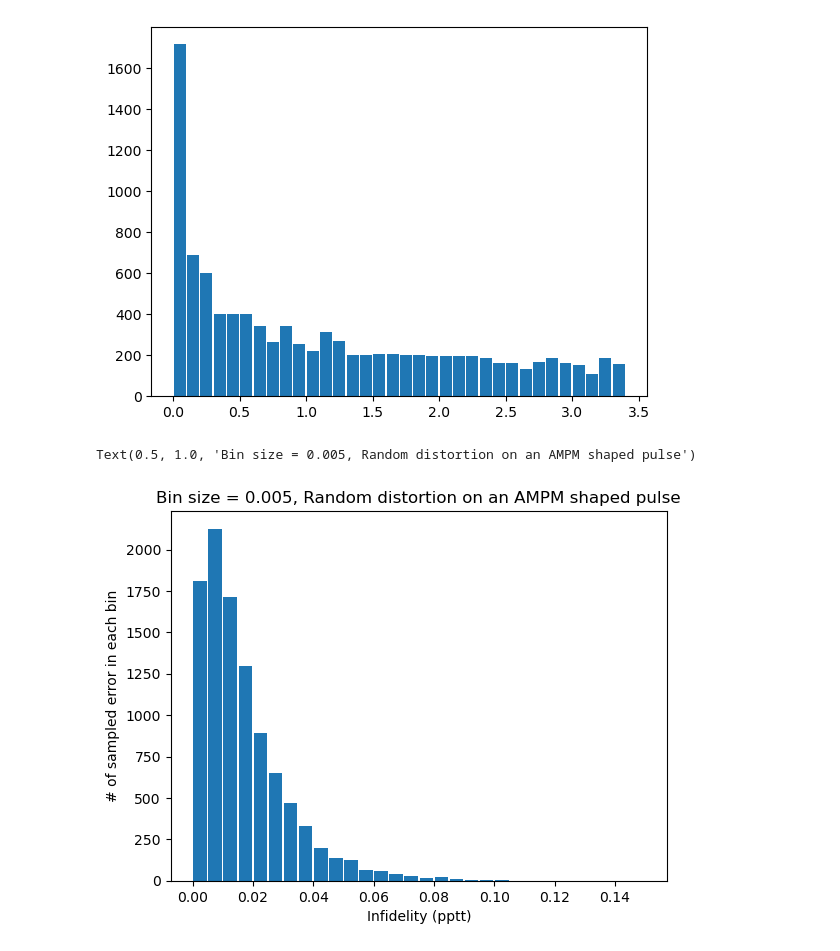
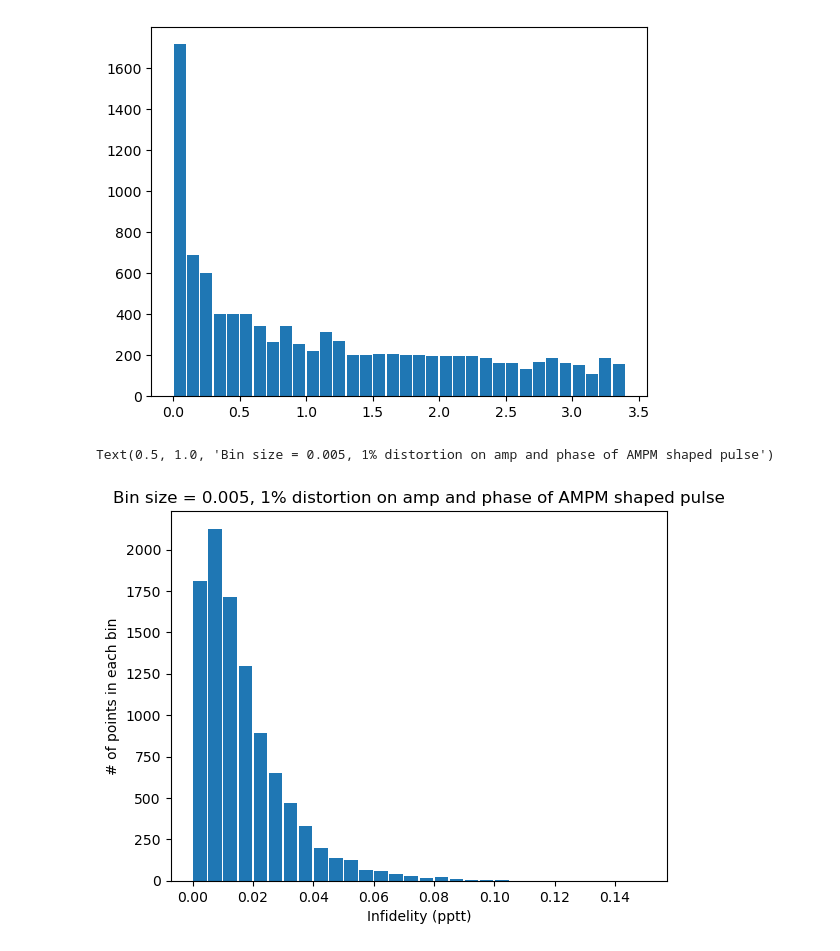
Before and after one commit to hemantkatiyar/pulse1Q, a Jupyter notebook: checking_graident.ipynb, the cells around one changed output. Cells and saved outputs as stored; diff of their text form; code cells hidden in the pictures.

```diff
--- a/checking_graident.ipynb
+++ b/checking_graident.ipynb
@@ -355,9 +355,9 @@ for j in range(10000):
 # %%
 bn =np.arange(0,max(infid),.005)
 ax = plt.hist(infid, bins = bn, rwidth=0.9 )
 plt.ylabel('# of points in each bin')
 plt.xlabel('Infidelity (pptt)')
-plt.title('Bin size = 0.005, Random distortion on an AMPM shaped pulse')
+plt.title('Bin size = 0.005, 1% distortion on amp and phase of AMPM shaped pulse')
 # %% [output]
-Text(0.5, 1.0, 'Bin size = 0.005, Random distortion on an AMPM shaped pulse')
+Text(0.5, 1.0, 'Bin size = 0.005, 1% distortion on amp and phase of AMPM shaped pulse')
-[figure, old version]
+[figure, new version]
```
Also changed, not shown: parts of 1 cell of this notebook.
